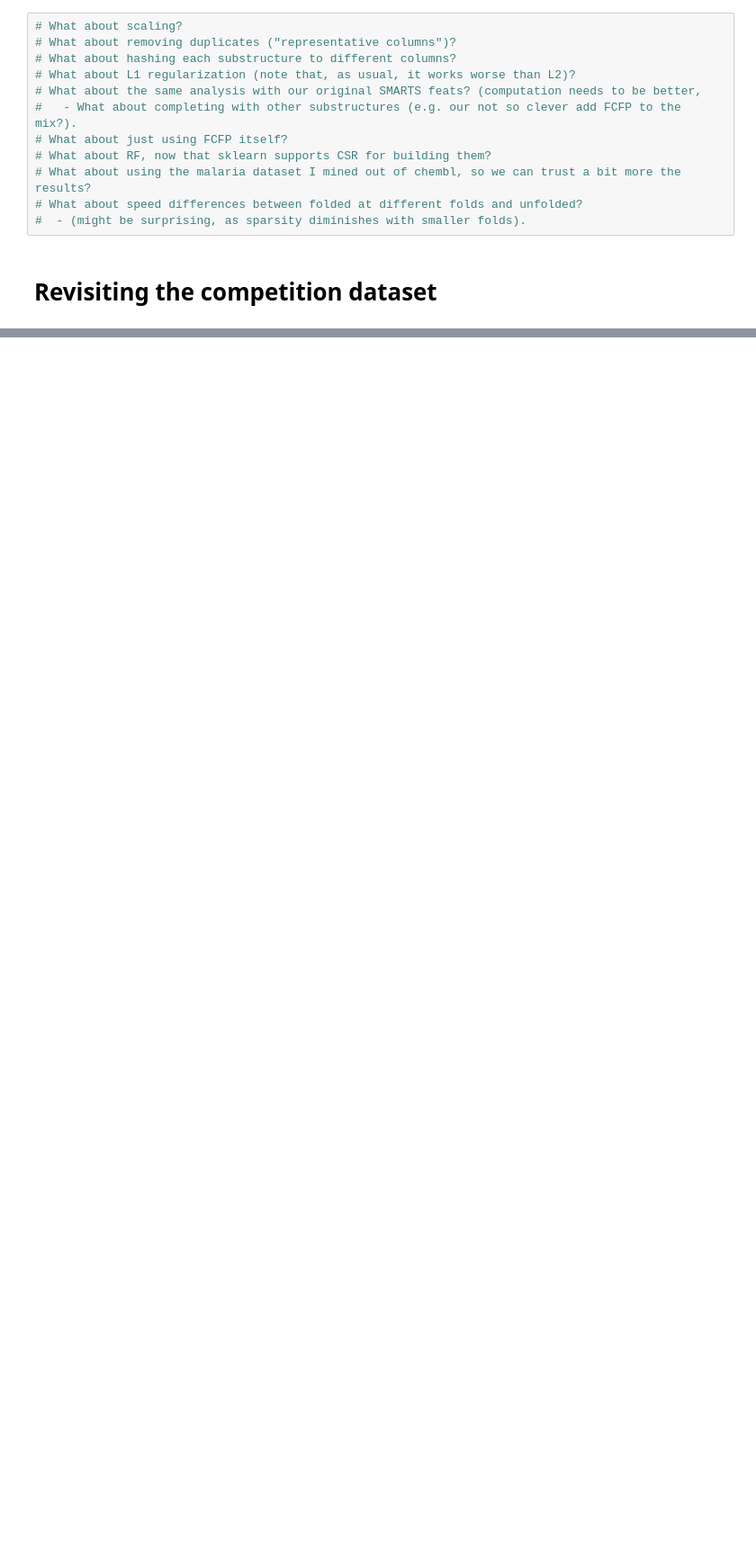
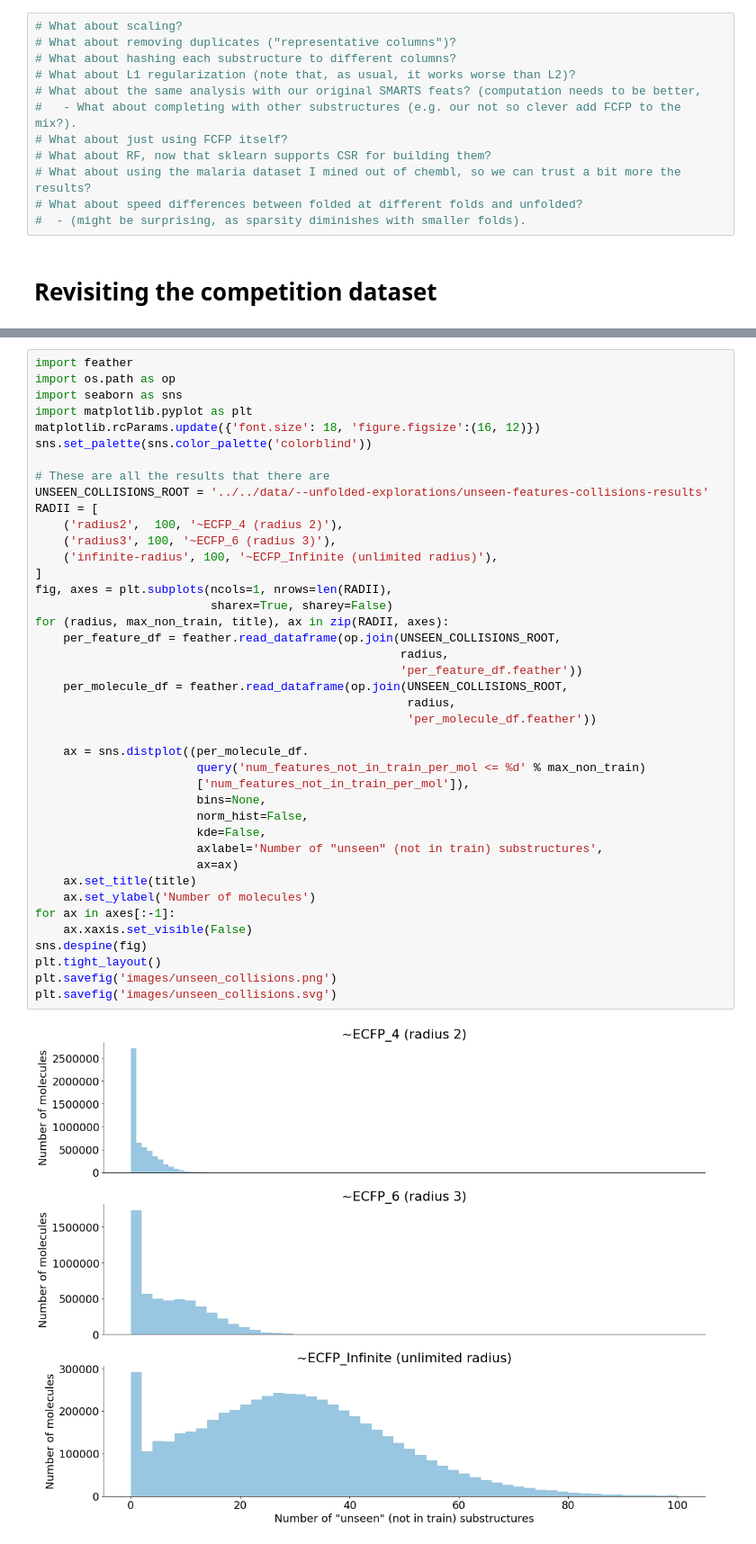
Before and after one commit to sdvillal/tdt-malaria-followup, a Jupyter notebook: tdt_autopsy/notebooks/logregs_competition_benchmark_explorations.ipynb, the cells around one changed output, grey strips where cells are left out. Shown at 90% size. Drawn from its saved outputs; the diff is of its cells as text; blank space fills up the shorter version.

Commit message:
unseen collisions, other enhancements

```diff
--- a/tdt_autopsy/notebooks/logregs_competition_benchmark_explorations.ipynb
+++ b/tdt_autopsy/notebooks/logregs_competition_benchmark_explorations.ipynb
@@ -419,0 +450,43 @@ rdf
+# %%
+import feather
+import os.path as op
+import seaborn as sns
+import matplotlib.pyplot as plt
+matplotlib.rcParams.update({'font.size': 18, 'figure.figsize':(16, 12)})
+sns.set_palette(sns.color_palette('colorblind'))
+
+# These are all the results that there are
+UNSEEN_COLLISIONS_ROOT = '../../data/--unfolded-explorations/unseen-features-collisions-results'
+RADII = [
+    ('radius2',  100, '~ECFP_4 (radius 2)'),
+    ('radius3', 100, '~ECFP_6 (radius 3)'),
+    ('infinite-radius', 100, '~ECFP_Infinite (unlimited radius)'),
+]
+fig, axes = plt.subplots(ncols=1, nrows=len(RADII),
+                         sharex=True, sharey=False)
+for (radius, max_non_train, title), ax in zip(RADII, axes):
+    per_feature_df = feather.read_dataframe(op.join(UNSEEN_COLLISIONS_ROOT,
+                                                    radius,
+                                                    'per_feature_df.feather'))
+    per_molecule_df = feather.read_dataframe(op.join(UNSEEN_COLLISIONS_ROOT,
+                                                     radius,
+                                                     'per_molecule_df.feather'))
+
+    ax = sns.distplot((per_molecule_df.
+                       query('num_features_not_in_train_per_mol <= %d' % max_non_train)
+                       ['num_features_not_in_train_per_mol']),
+                       bins=None,
+                       norm_hist=False,
+                       kde=False,
+                       axlabel='Number of "unseen" (not in train) substructures',
+                       ax=ax)
+    ax.set_title(title)
+    ax.set_ylabel('Number of molecules')
+for ax in axes[:-1]:
+    ax.xaxis.set_visible(False)
+sns.despine(fig)
+plt.tight_layout()
+plt.savefig('images/unseen_collisions.png')
+plt.savefig('images/unseen_collisions.svg')
+# %% [output]
+[figure, added]
```
Also changed, not shown: parts of 10 cells of this notebook.
